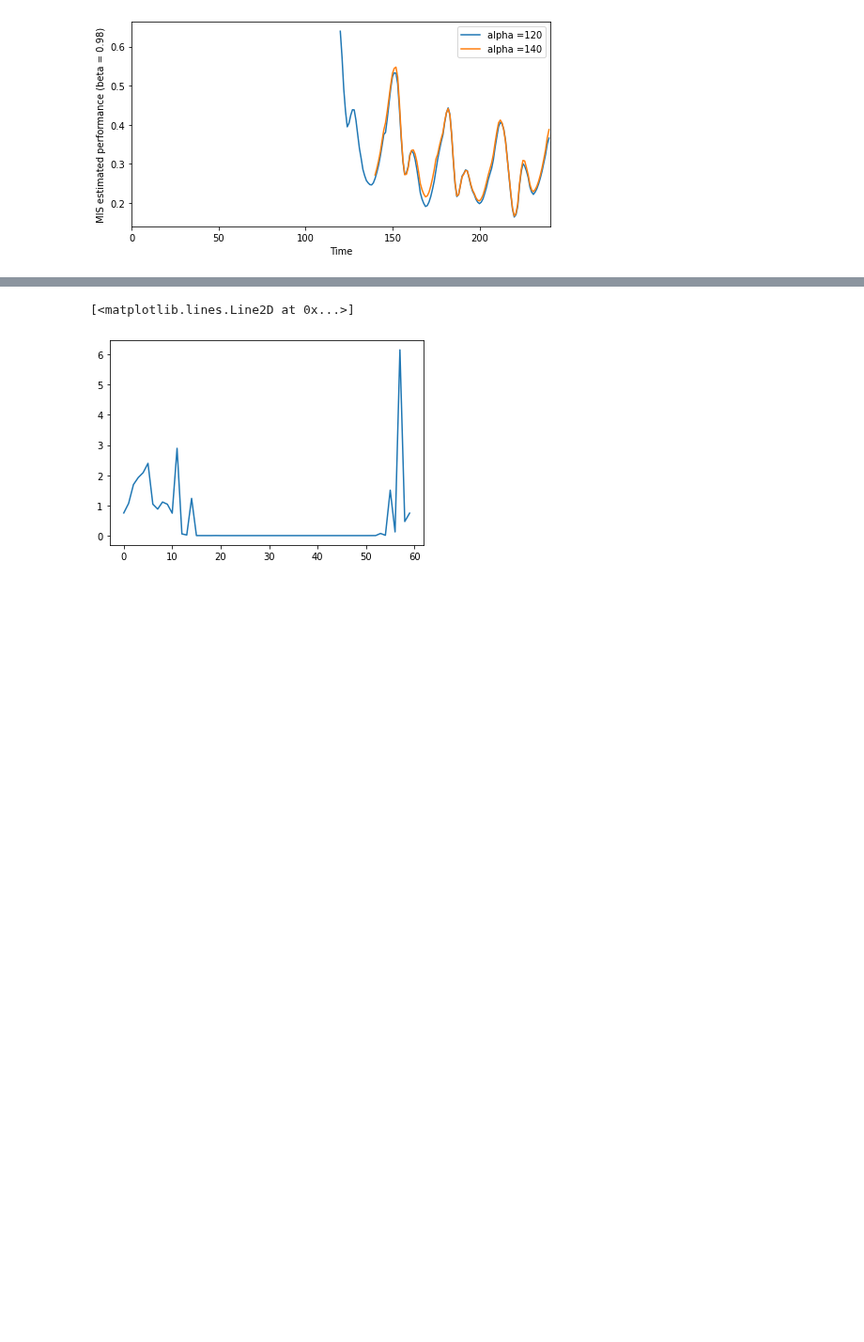
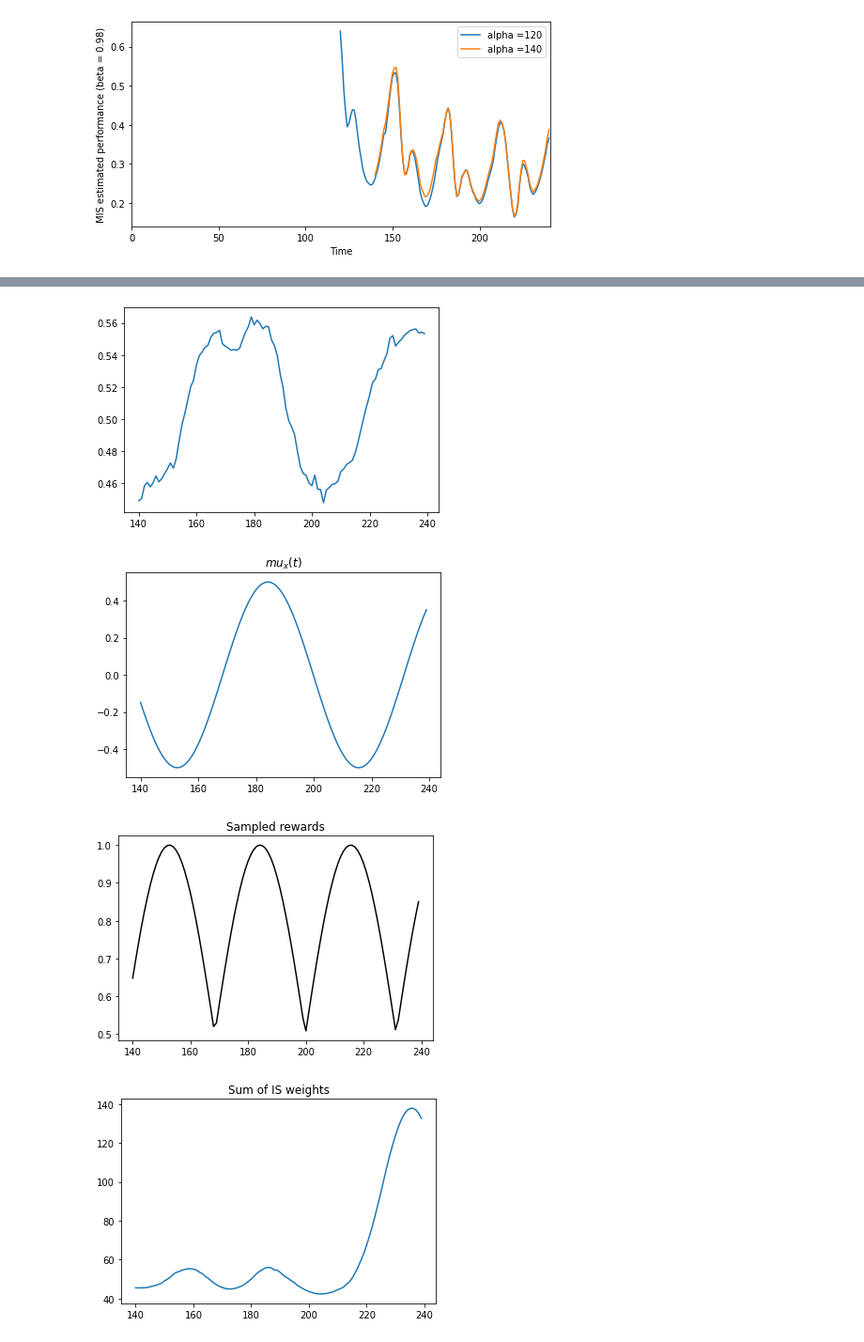
Before and after one commit to francescovidaich964/Como_lake, a Jupyter notebook: bandit_tests/non-stat_contextual_bandits.ipynb, the cells around one changed output, grey strips where cells are left out. Shown at 94% size. Cells and saved outputs as stored; diff of their text form; code cells hidden in the pictures; blank space fills up the shorter version.

```diff
--- a/bandit_tests/non-stat_contextual_bandits.ipynb
+++ b/bandit_tests/non-stat_contextual_bandits.ipynb
@@ -579,5 +615,27 @@ plt.show()
-# %%
-plt.plot(np.array(wieghts_through_time)[-10])
-# %% [output]
-[<matplotlib.lines.Line2D at 0x...>]
-[figure, removed]
+# %%
+t_range = range(len(thetas)-100,len(thetas))
+MIS_through_time = [MIS_estimator_other(nu, thetas[:i], rewards[:i], alpha=120, beta=1)[1] for i in t_range]
+wieghts_through_time = [MIS_estimator_other(nu, thetas[:i], rewards[:i], alpha=60, beta=1)[2] for i in t_range]
+# %%
+plt.plot(t_range, np.array(MIS_through_time))
+plt.show()
+
+
+plt.plot(t_range, NS_process_deter[t_range])
+plt.title('$mu_x(t)$')
+plt.show()
+
+
+plt.plot(t_range, rewards_deter[t_range], c='black')
+plt.title('Sampled rewards')
+plt.show()
+
+
+plt.plot(t_range, np.sum(np.array(wieghts_through_time),axis=1))
+plt.title('Sum of IS weights')
+plt.show()
+# %% [output]
+[figure, added]
+[figure, added]
+[figure, added]
+[figure, added]
```
Also changed, not shown: parts of 9 cells of this notebook.
